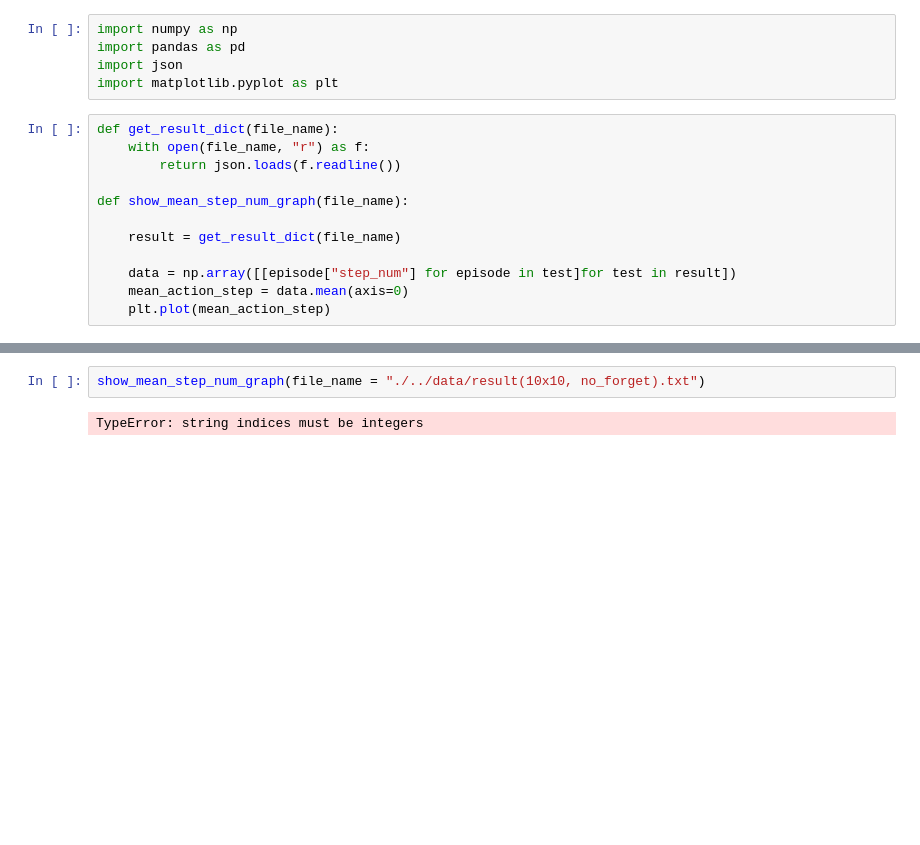
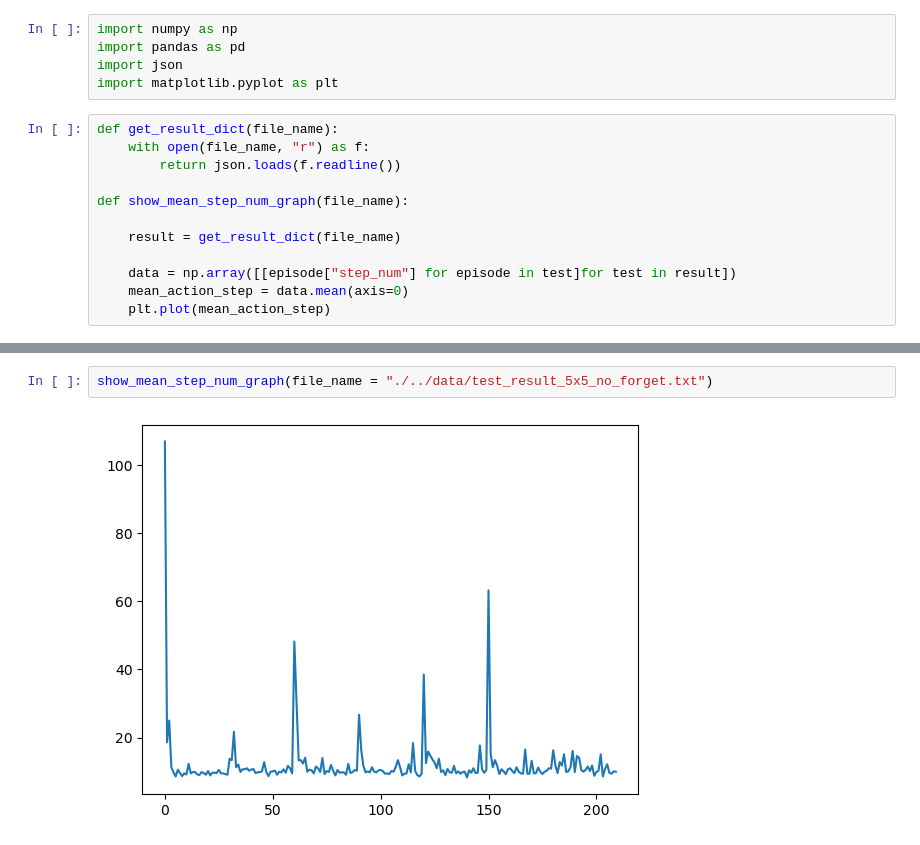
Before and after one commit to hoonisone/RL_fronzen_lake_js, a Jupyter notebook: Python/code/analyze.ipynb, the cells around one changed output, grey strips where cells are left out. Cells and saved outputs as stored; diff of their text form; blank space fills up the shorter version.

```diff
--- a/Python/code/analyze.ipynb
+++ b/Python/code/analyze.ipynb
@@ -22,4 +22,4 @@ show_mean_step_num_graph(file_name = "./../data/test_result_10x10_no_forget.txt"
 # %%
-show_mean_step_num_graph(file_name = "./../data/result(10x10, no_forget).txt")
+show_mean_step_num_graph(file_name = "./../data/test_result_5x5_no_forget.txt")
 # %% [output]
-TypeError: string indices must be integers
+[figure, added]
```
Also changed, not shown: parts of 6 cells of this notebook, 3 other files.
